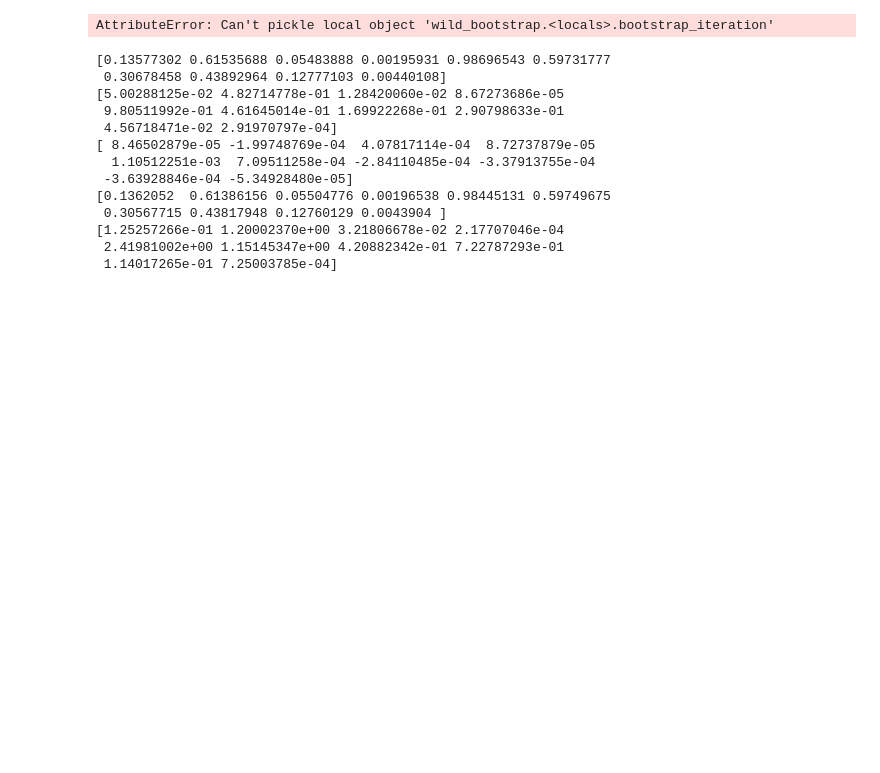
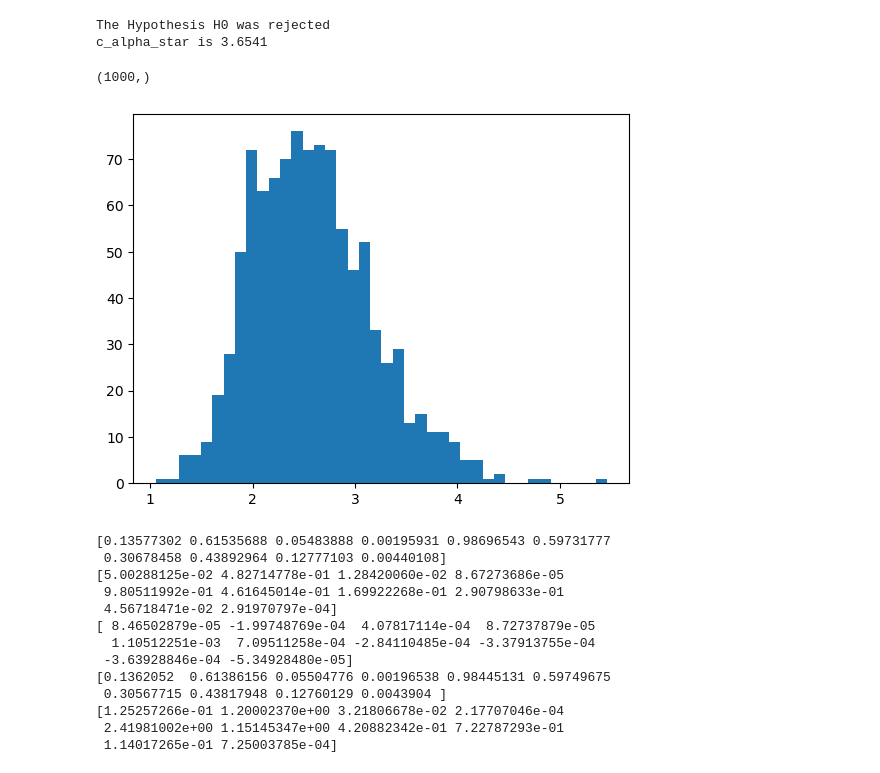
Before and after one commit to JonasEmrich/Wild-Bootstrap-Tests, a Jupyter notebook: wild_bootstrap.ipynb, the cells around one changed output. Cells and saved outputs as stored; diff of their text form; code cells hidden in the pictures; blank space fills up the shorter version.

Commit message:
fix random number genertor for multiprocessing

```diff
--- a/wild_bootstrap.ipynb
+++ b/wild_bootstrap.ipynb
@@ -68,7 +68,7 @@ def generate_synthetic_data(m1, m2, sigma):
 
     return y1, y2
 
-def bootstrap_iteration(residual_function, epsilon_hat_1, epsilon_hat_2, m1_g, kernel_function, h, b):
+def bootstrap_iteration(b, residual_function, epsilon_hat_1, epsilon_hat_2, m1_g, kernel_function, h):
     """
     Computes one Bootstrap iteration
     1. computing wild residuals
@@ -76,7 +76,7 @@ def bootstrap_iteration(residual_function, epsilon_hat_1, epsilon_hat_2, m1_g, k
     3. estimating bootstrap smoothed estimates m*
     4. calculate bootstrap test statstistic Tn*
     """
-
+    np.random.seed(b) # setting seed so that every iteration uses different random number generator starting points
     wild_epsilon_1 = residual_function(epsilon_hat_1)
     wild_epsilon_2 = residual_function(epsilon_hat_2)
 
@@ -107,8 +107,14 @@ def wild_bootstrap(y1, y2, kernel_function, h, g, residual_function, B, alpha):
     # Parallel processing of one boostrap iteration
     Tn_star = []
     pool = mp.Pool(processes=mp.cpu_count()-1)
-    func = functools.partial(bootstrap_iteration, residual_function, epsilon_hat_1, epsilon_hat_2, m1_g, kernel_function, h) # create auxiliary function
-    Tn_star = [result for result in tqdm(pool.map(func, np.arange(B)), total=B)] # collect results of B iterations
+    func = functools.partial(bootstrap_iteration,
+                             residual_function=residual_function,
+                             epsilon_hat_1=epsilon_hat_1,
+                             epsilon_hat_2=epsilon_hat_2,
+                             m1_g=m1_g,
+                             kernel_function=kernel_function,
+                             h=h) # create auxiliary function
+    Tn_star = np.array([result for result in tqdm(pool.map(func, np.arange(B)), total=B)]) # collect results of B iterations
 
 
     q = 1-alpha
@@ -119,7 +125,7 @@ def wild_bootstrap(y1, y2, kernel_function, h, g, residual_function, B, alpha):
     print("The Hypothesis H0 was %srejected" %("" if rejected_bool else "not "))
     print("c_alpha_star is %.4f"%c_alpha_star)
 
-    return Tn > c_alpha_star, c_alpha_star
+    return Tn > c_alpha_star, c_alpha_star, Tn_star
 # %%
 N = 500
 x = np.arange(N)/N
@@ -128,9 +134,16 @@ m2 = np.sin(np.pi*2*x) + np.exp((-800)*np.power(x-0.5, 2))
 sigma = 0.7 - 1.4*np.square(x-0.5)
 
 y1, y2 = generate_synthetic_data(m1, m2, sigma)
-rejected_bool, c_alpha_star = wild_bootstrap(y1, y1, bartlett_priestley_kernel, h=0.02, g=0.03, residual_function=get_wild_residual, B=1000, alpha=0.95)
+rejected_bool, c_alpha_star, Tn_star = wild_bootstrap(y1, y2, bartlett_priestley_kernel, h=0.02, g=0.03, residual_function=get_wild_residual, B=1000, alpha=0.05)
 # %% [output]
-AttributeError: Can't pickle local object 'wild_bootstrap.<locals>.bootstrap_iteration'
+The Hypothesis H0 was rejected
+c_alpha_star is 3.6541
+# %%
+plt.hist(Tn_star, bins=40)
+Tn_star.shape
+# %% [output]
+(1000,)
+[figure, added]
 # %%
 epsilon_hat = np.random.random_sample(10)
 x_all = np.zeros((1000000, 10))
```
Also changed, not shown: parts of 1 cell of this notebook.
